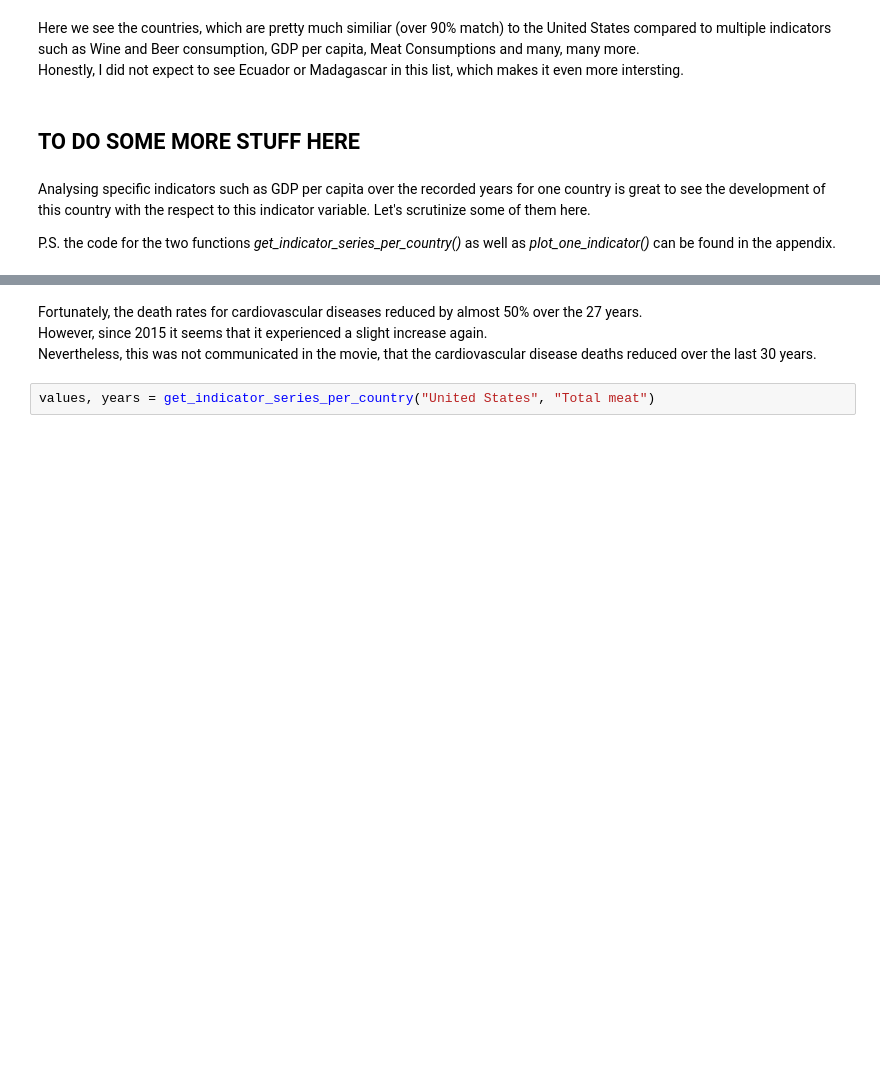
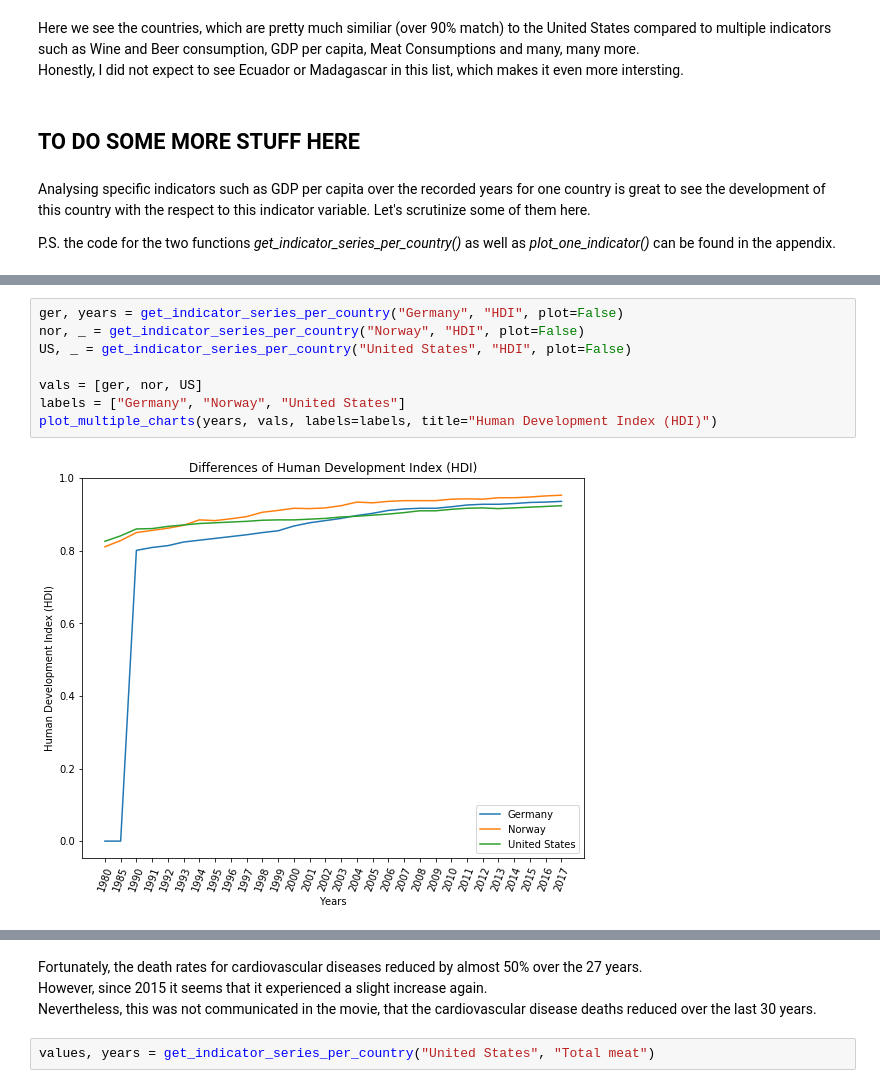
Before and after one commit to lenlehm/Opportunity-Insights, a Jupyter notebook: Countries Analysis.ipynb, the cells around one changed output, grey strips where cells are left out. Drawn from its saved outputs; the diff is of its cells as text; blank space fills up the shorter version.

```diff
--- a/Countries Analysis.ipynb
+++ b/Countries Analysis.ipynb
@@ -829,0 +832,10 @@ values, years = get_indicator_series_per_country("United States", "Cardiovascula
+# %%
+ger, years = get_indicator_series_per_country("Germany", "HDI", plot=False)
+nor, _ = get_indicator_series_per_country("Norway", "HDI", plot=False)
+US, _ = get_indicator_series_per_country("United States", "HDI", plot=False)
+
+vals = [ger, nor, US]
+labels = ["Germany", "Norway", "United States"]
+plot_multiple_charts(years, vals, labels=labels, title="Human Development Index (HDI)")
+# %% [output]
+[figure, added]
```
Also changed, not shown: parts of 24 cells of this notebook, 1 other file.
